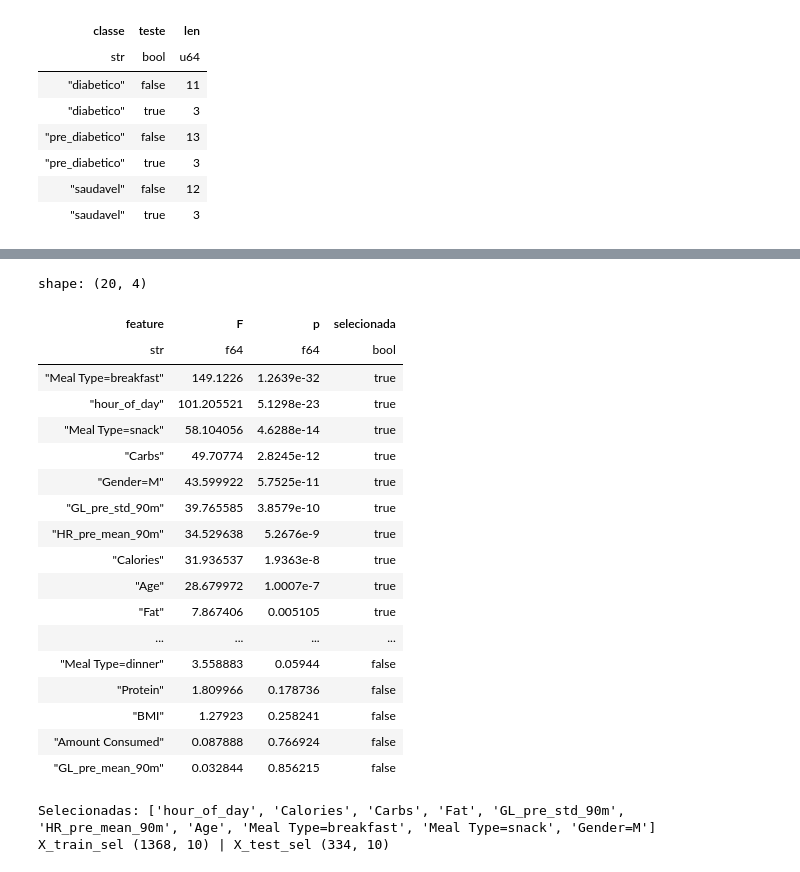
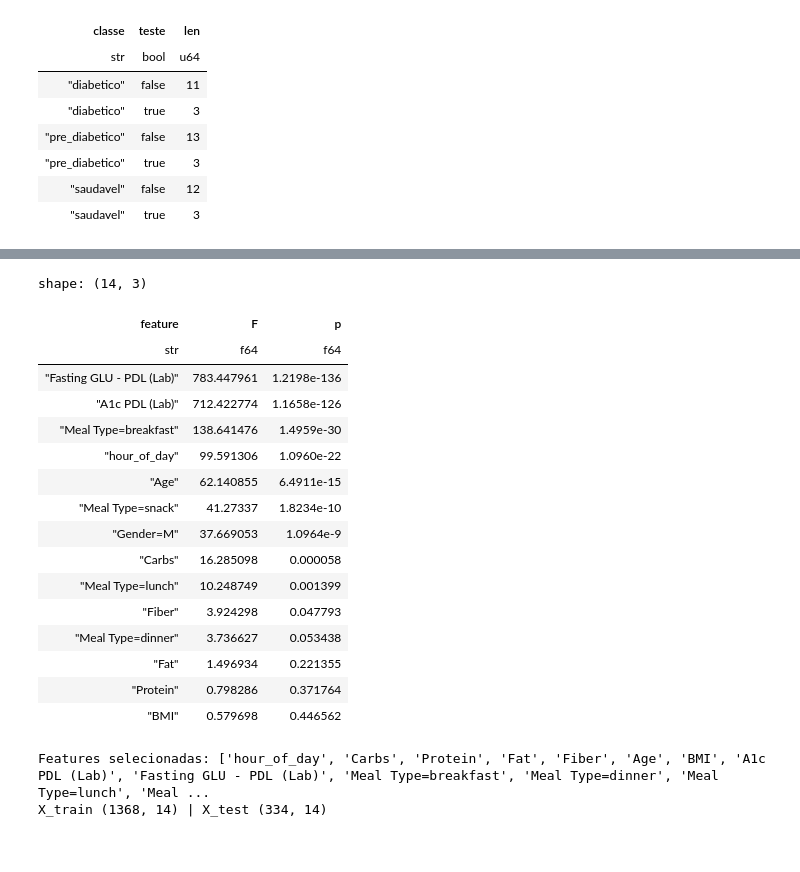
Before and after one commit to MikaelMenez/sugestao_glicose, a Jupyter notebook: Untitled.ipynb, the cells around one changed output, grey strips where cells are left out. Cells and saved outputs as stored; diff of their text form; code cells hidden in the pictures.

```diff
--- a/Untitled.ipynb
+++ b/Untitled.ipynb
@@ -224,7 +224,7 @@ if BIO_PATH.exists():
     if "subject" not in df_bio.columns:
         df_bio = df_bio.rename({df_bio.columns[0]: "subject"})
     # só o perfil do participante (evita colunas de glicemia de dedo e "Time (t)_duplicated")
-    df_bio = df_bio.select(["subject", "Age", "Gender", "BMI", "A1c PDL (Lab)"])
+    df_bio = df_bio.select(["subject", "Age", "Gender", "BMI", "A1c PDL (Lab)", "Fasting GLU - PDL (Lab)"])
     df_novo = df_novo.join(df_bio, on="subject", how="left")
 
 print(f"Novo dataset criado com shape: {df_novo.shape}")
@@ -320,40 +338,36 @@ X_train (1368, 20) | X_test (334, 20) | NaN: False
 # %%
 from sklearn.feature_selection import SelectKBest, f_regression
 
-K = 10
-selector = SelectKBest(score_func=f_regression, k=K).fit(X_train, y_train)   # só treino
-mask = selector.get_support()
-
+# Diagnóstico: ranking de f_regression ajustado SÓ no treino. Não corta nenhuma feature:
+# as variáveis de decisão (macros, tipo e horário) precisam ficar no modelo para guiar o GA.
+selector = SelectKBest(score_func=f_regression, k="all").fit(X_train, y_train)
 ranking = pl.DataFrame({
-    "feature": cols, "F": selector.scores_, "p": selector.pvalues_, "selecionada": mask,
+    "feature": cols, "F": selector.scores_, "p": selector.pvalues_,
 }).sort("F", descending=True)
 with pl.Config(tbl_rows=30):
     display(ranking)
 
-sel_cols = np.array(cols)[mask].tolist()
-X_train_sel = selector.transform(X_train)
-X_test_sel  = selector.transform(X_test)   # mesmas colunas, sem reajustar
-print("Selecionadas:", sel_cols)
-print("X_train_sel", X_train_sel.shape, "| X_test_sel", X_test_sel.shape)
+# Lista final de features usada pelo modelo
+features_selecionadas = cols
+print("Features selecionadas:", features_selecionadas)
+print("X_train", X_train.shape, "| X_test", X_test.shape)
 # %% [output]
-shape: (20, 4)
+shape: (14, 3)
-| feature | F | p | selecionada |
-| str | f64 | f64 | bool |
-| "Meal Type=breakfast" | 149.1226 | 1.2639e-32 | true |
-| "hour_of_day" | 101.205521 | 5.1298e-23 | true |
-| "Meal Type=snack" | 58.104056 | 4.6288e-14 | true |
-| "Carbs" | 49.70774 | 2.8245e-12 | true |
-| "Gender=M" | 43.599922 | 5.7525e-11 | true |
-| "GL_pre_std_90m" | 39.765585 | 3.8579e-10 | true |
-| "HR_pre_mean_90m" | 34.529638 | 5.2676e-9 | true |
-| "Calories" | 31.936537 | 1.9363e-8 | true |
-| "Age" | 28.679972 | 1.0007e-7 | true |
-| "Fat" | 7.867406 | 0.005105 | true |
-| ... | ... | ... | ... |
-| "Meal Type=dinner" | 3.558883 | 0.05944 | false |
-| "Protein" | 1.809966 | 0.178736 | false |
-| "BMI" | 1.27923 | 0.258241 | false |
-| "Amount Consumed" | 0.087888 | 0.766924 | false |
-| "GL_pre_mean_90m" | 0.032844 | 0.856215 | false |
+| feature | F | p |
+| str | f64 | f64 |
+| "Fasting GLU - PDL (Lab)" | 783.447961 | 1.2198e-136 |
+| "A1c PDL (Lab)" | 712.422774 | 1.1658e-126 |
+| "Meal Type=breakfast" | 138.641476 | 1.4959e-30 |
+| "hour_of_day" | 99.591306 | 1.0960e-22 |
+| "Age" | 62.140855 | 6.4911e-15 |
+| "Meal Type=snack" | 41.27337 | 1.8234e-10 |
+| "Gender=M" | 37.669053 | 1.0964e-9 |
+| "Carbs" | 16.285098 | 0.000058 |
+| "Meal Type=lunch" | 10.248749 | 0.001399 |
+| "Fiber" | 3.924298 | 0.047793 |
+| "Meal Type=dinner" | 3.736627 | 0.053438 |
+| "Fat" | 1.496934 | 0.221355 |
+| "Protein" | 0.798286 | 0.371764 |
+| "BMI" | 0.579698 | 0.446562 |
-Selecionadas: ['hour_of_day', 'Calories', 'Carbs', 'Fat', 'GL_pre_std_90m', 'HR_pre_mean_90m', 'Age', 'Meal Type=breakfast', 'Meal Type=snack', 'Gender=M']
-X_train_sel (1368, 10) | X_test_sel (334, 10)
+Features selecionadas: ['hour_of_day', 'Carbs', 'Protein', 'Fat', 'Fiber', 'Age', 'BMI', 'A1c PDL (Lab)', 'Fasting GLU - PDL (Lab)', 'Meal Type=breakfast', 'Meal Type=dinner', 'Meal Type=lunch', 'Meal ...
+X_train (1368, 14) | X_test (334, 14)
```
Also changed, not shown: parts of 3 cells of this notebook.
